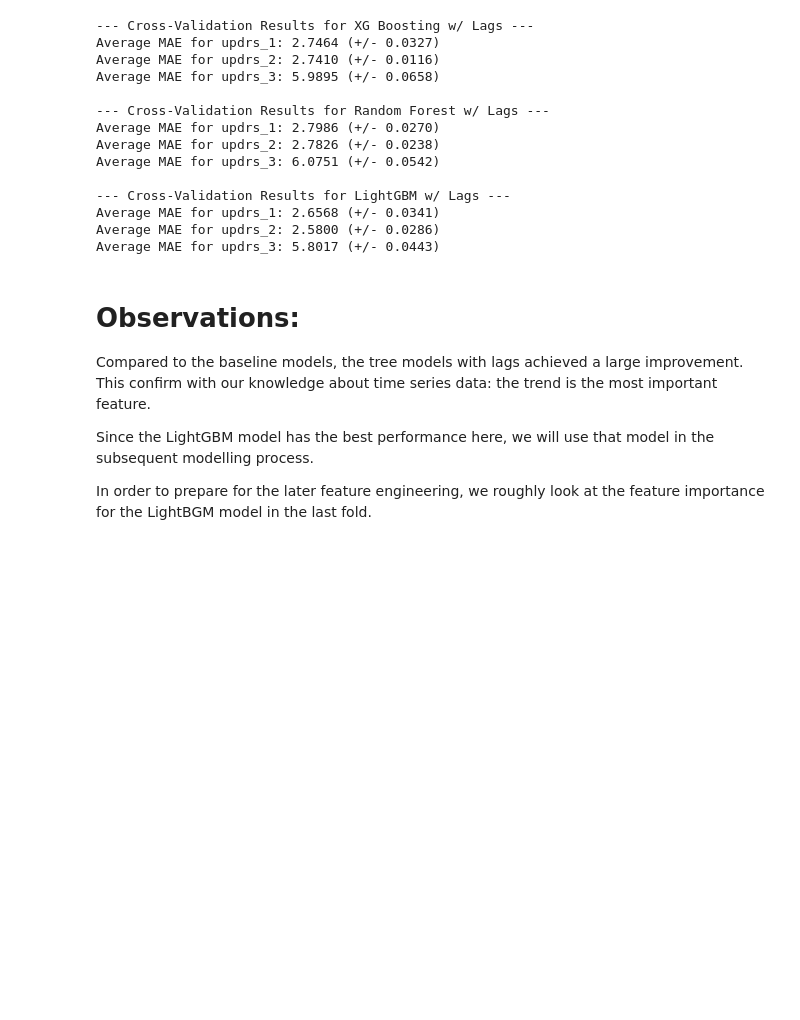
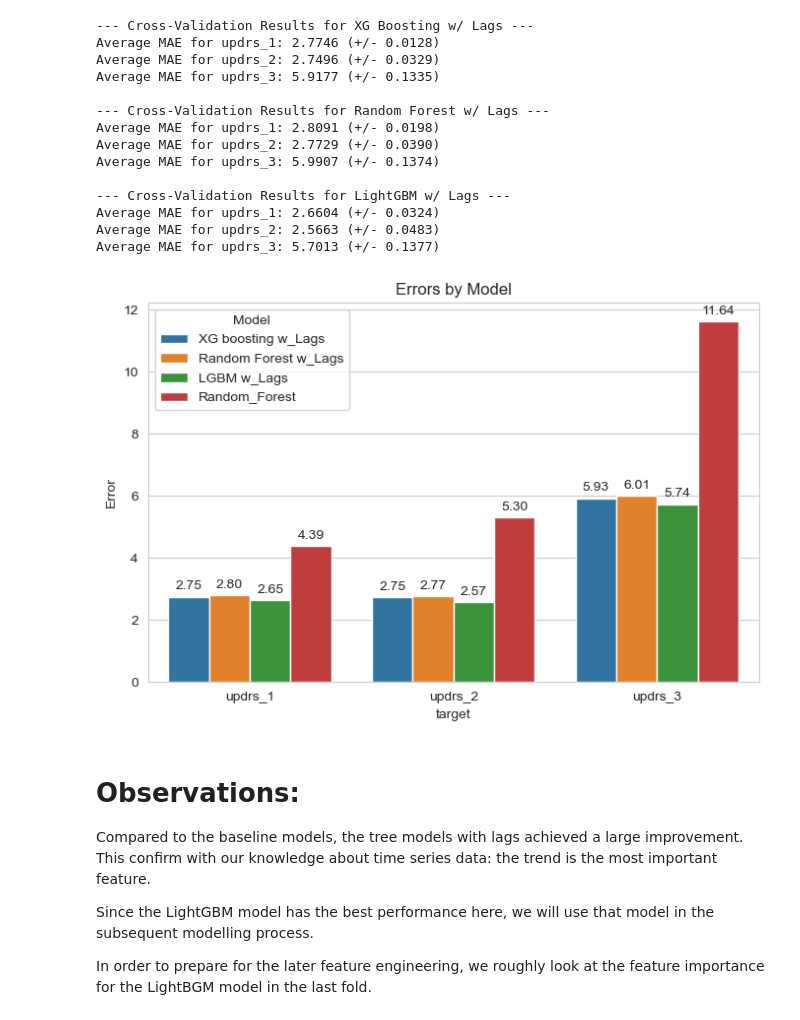
Before and after one commit to blackhole-hope123/Parkinson-Disease-Analysis, a Jupyter notebook: Question 1 predictive modelling/5. model construction, feature engineering and model tuning/tree_models_(RF,_XG_Boosting,_LightGBM)_with_lags.ipynb, the cells around one changed output. Cells and saved outputs as stored; diff of their text form; code cells hidden in the pictures; blank space fills up the shorter version.

```diff
--- a/Question 1 predictive modelling/5. model construction, feature engineering and model tuning/tree_models_(RF,_XG_Boosting,_LightGBM)_with_lags.ipynb
+++ b/Question 1 predictive modelling/5. model construction, feature engineering and model tuning/tree_models_(RF,_XG_Boosting,_LightGBM)_with_lags.ipynb
@@ -36,6 +50,12 @@ for lag in [1, 2, 3]:
     for col in cols_to_lag:
         data[f'{col}_lag_{lag}'] = data.groupby('participant_id')[col].shift(lag)
 
+lagged_feature_cols = [col for col in data.columns if '_lag_' in col]
 
-lagged_feature_cols = [col for col in data.columns if '_lag_' in col]
 final_feature_cols = clinical_feature_non_time_dependent + lagged_feature_cols
+
+updrs_lagged_cols = [col for col in data.columns if ('_lag_' in col) and ("updrs" in col)]
+
+other_lagged_cols = [col for col in final_feature_cols if col  in lagged_feature_cols and col not in updrs_lagged_cols]
+
+non_lagged_feature_cols = [col for col in final_feature_cols if not (('_lag_' in col))]
@@ -128,19 +168,47 @@ for i in range(0,3):
   for col, scores in mae_results[f"{i}"].items():
       avg_mae = np.mean(scores)
       std_mae = np.std(scores)
+      mae_results[f"{i}"][col] = avg_mae
       print(f"Average MAE for {col}: {avg_mae:.4f} (+/- {std_mae:.4f})")
 # %% [output]
 --- Cross-Validation Results for XG Boosting w/ Lags ---
-Average MAE for updrs_1: 2.7464 (+/- 0.0327)
-Average MAE for updrs_2: 2.7410 (+/- 0.0116)
-Average MAE for updrs_3: 5.9895 (+/- 0.0658)
+Average MAE for updrs_1: 2.7746 (+/- 0.0128)
+Average MAE for updrs_2: 2.7496 (+/- 0.0329)
+Average MAE for updrs_3: 5.9177 (+/- 0.1335)
 
 --- Cross-Validation Results for Random Forest w/ Lags ---
-Average MAE for updrs_1: 2.7986 (+/- 0.0270)
-Average MAE for updrs_2: 2.7826 (+/- 0.0238)
-Average MAE for updrs_3: 6.0751 (+/- 0.0542)
+Average MAE for updrs_1: 2.8091 (+/- 0.0198)
+Average MAE for updrs_2: 2.7729 (+/- 0.0390)
+Average MAE for updrs_3: 5.9907 (+/- 0.1374)
 
 --- Cross-Validation Results for LightGBM w/ Lags ---
-Average MAE for updrs_1: 2.6568 (+/- 0.0341)
-Average MAE for updrs_2: 2.5800 (+/- 0.0286)
-Average MAE for updrs_3: 5.8017 (+/- 0.0443)
+Average MAE for updrs_1: 2.6604 (+/- 0.0324)
+Average MAE for updrs_2: 2.5663 (+/- 0.0483)
+Average MAE for updrs_3: 5.7013 (+/- 0.1377)
+# %%
+mae_averages = {i: {target: np.mean(np.array(mae_results[i][target])) for target in mae_results[i]} for i in mae_results}
+
+baseline_errors = pd.read_csv("../4. baseline models/baseline_model_errors.csv")
+
+df = pd.DataFrame.from_dict(mae_averages, orient='index').reset_index().rename(columns={'index': 'Model'})
+
+df['Model'] = ["XG boosting w_Lags", "Random Forest w_Lags", "LGBM w_Lags"]
+
+df = pd.concat([df, baseline_errors], ignore_index=True)
+
+df.to_csv("mae_for_tree_models_with_lags.csv", index_label="model")
+
+# preserve only the strongest baseline model
+df = df.drop([3,4])
+
+long_df = df.melt(id_vars='Model', var_name='target', value_name='error').dropna()
+
+plt.figure(figsize=(8, 5))
+ax = sns.barplot(data=long_df, x='target', y='error', hue='Model')
+for container in ax.containers:
+    ax.bar_label(container, fmt='%.2f', label_type='edge', padding=3)
+plt.title('Errors by Model')
+plt.ylabel('Error')
+plt.show()
+# %% [output]
+[figure, added]
```
Also changed, not shown: parts of 7 cells of this notebook, 27 other files.
